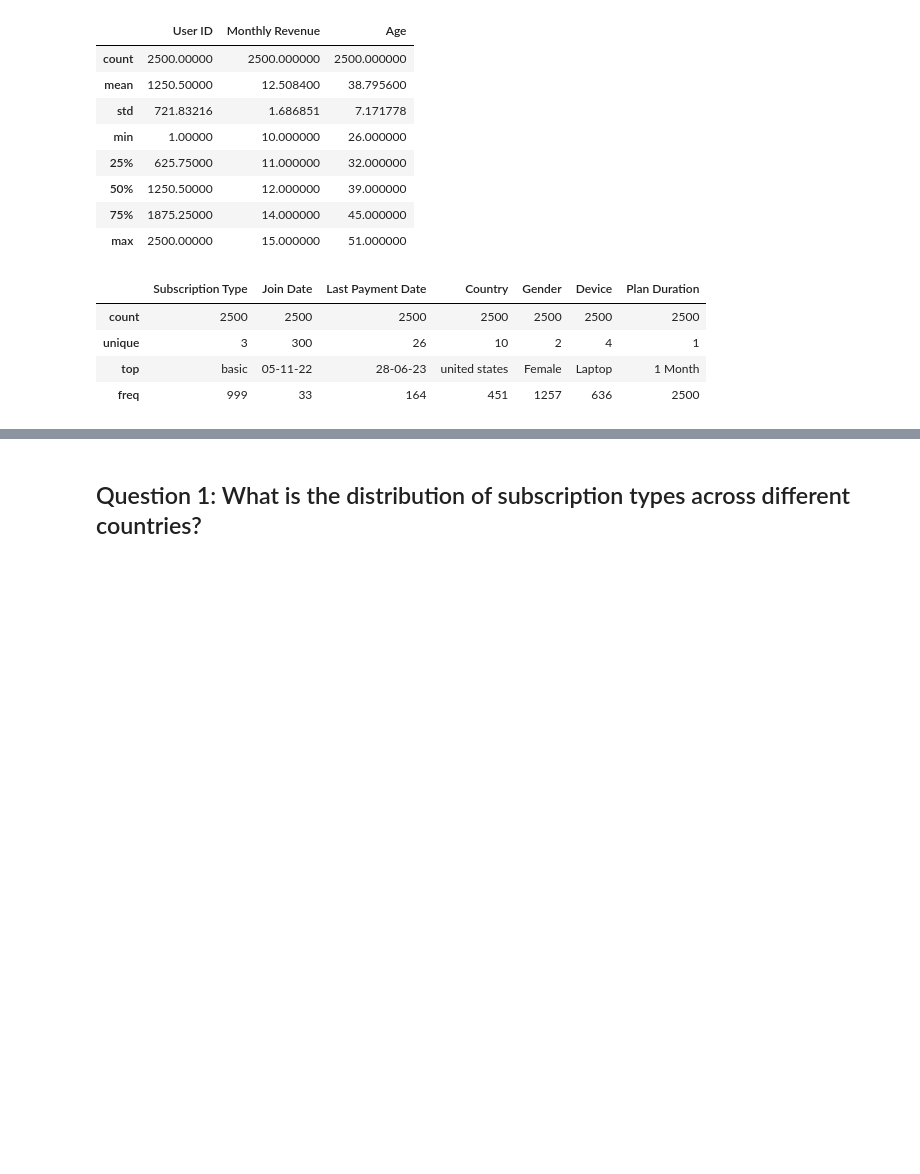
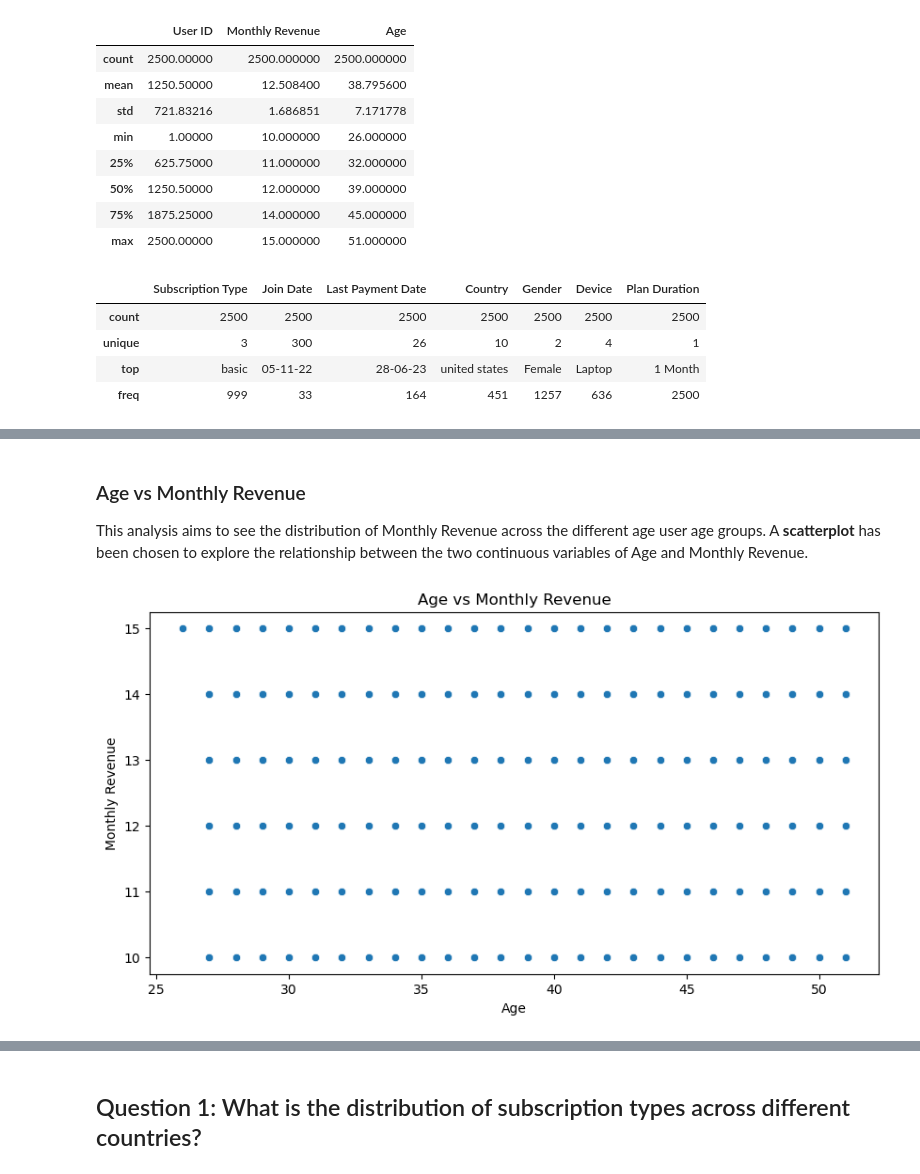
Before and after one commit to mcap114/CSMODEL-MCO, a Jupyter notebook: CSMODEL Group 8.ipynb, the cells around one changed output, grey strips where cells are left out. Cells and saved outputs as stored; diff of their text form; code cells hidden in the pictures; blank space fills up the shorter version.

```diff
--- a/CSMODEL Group 8.ipynb
+++ b/CSMODEL Group 8.ipynb
@@ -218,0 +238,12 @@ userbase_df.describe(include=['O'])
+# %% [markdown]
+### Age vs Monthly Revenue
+
+This analysis aims to see the distribution of Monthly Revenue across the different age user age groups. A __scatterplot__ has been chosen to explore the relationship between the two continuous variables of Age and Monthly Revenue.
+# %%
+# Age vs Monthly Revenue
+plt.figure(figsize=(10, 5))
+sns.scatterplot(x='Age', y='Monthly Revenue', data=userbase_df)
+plt.title('Age vs Monthly Revenue')
+plt.show()
+# %% [output]
+[figure, added]
```
Also changed, not shown: parts of 45 cells of this notebook, 1 other file.
